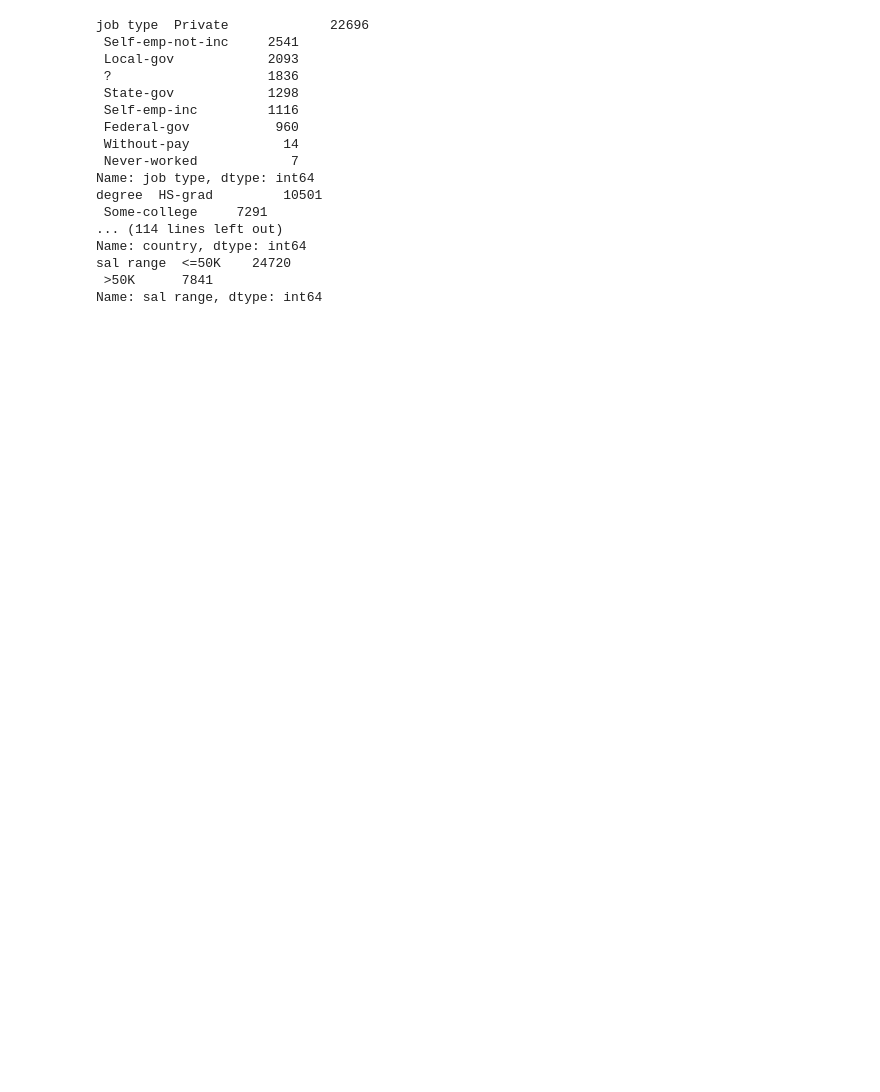
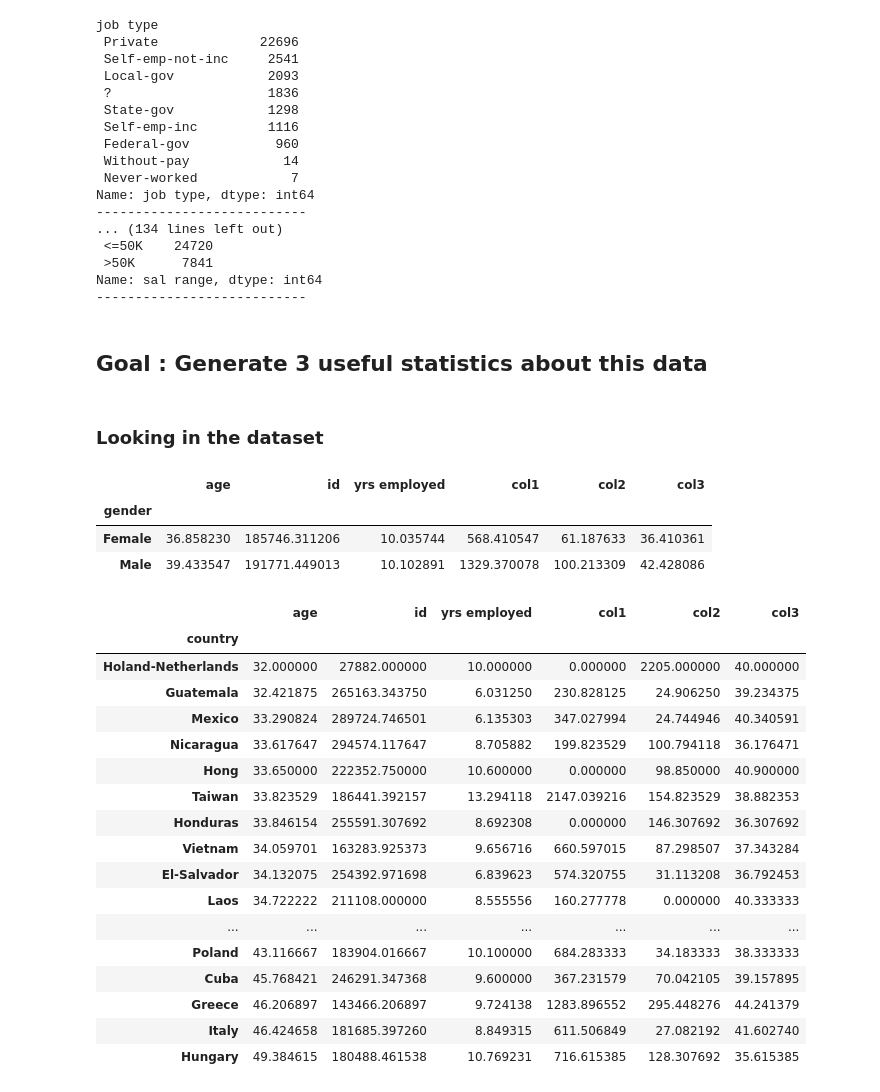
Before and after one commit to jpronier/Mim1, a Jupyter notebook: Employees.ipynb, the cells around one changed output. Cells and saved outputs as stored; diff of their text form; code cells hidden in the pictures; blank space fills up the shorter version.

```diff
--- a/Employees.ipynb
+++ b/Employees.ipynb
@@ -14,9 +17,12 @@ df.head()
 # %%
 for col in df.columns:
     if df[col].nunique() < 45:
-        print(col, df[col].value_counts() )
+        print(col)
+        print(df[col].value_counts() )
+        print("---------------------------")
 # %% [output]
-job type  Private             22696
+job type
+ Private             22696
  Self-emp-not-inc     2541
  Local-gov            2093
  ?                    1836
@@ -26,10 +32,41 @@ job type  Private             22696
  Without-pay            14
  Never-worked            7
 Name: job type, dtype: int64
-degree  HS-grad         10501
- Some-college     7291
-... (114 lines left out)
-Name: country, dtype: int64
-sal range  <=50K    24720
+---------------------------
+... (134 lines left out)
+ <=50K    24720
  >50K      7841
 Name: sal range, dtype: int64
+---------------------------
+# %% [markdown]
+## Goal : Generate 3 useful statistics about this data
+# %% [markdown]
+### Looking in the dataset
+# %%
+df.groupby("gender").mean()
+# %% [output]
+|  | age | id | yrs employed | col1 | col2 | col3 |
+| gender |  |  |  |  |  |  |
+| Female | 36.858230 | 185746.311206 | 10.035744 | 568.410547 | 61.187633 | 36.410361 |
+| Male | 39.433547 | 191771.449013 | 10.102891 | 1329.370078 | 100.213309 | 42.428086 |
+# %%
+df.groupby("country").mean().sort_values("age")
+# %% [output]
+|  | age | id | yrs employed | col1 | col2 | col3 |
+| country |  |  |  |  |  |  |
+| Holand-Netherlands | 32.000000 | 27882.000000 | 10.000000 | 0.000000 | 2205.000000 | 40.000000 |
+| Guatemala | 32.421875 | 265163.343750 | 6.031250 | 230.828125 | 24.906250 | 39.234375 |
+| Mexico | 33.290824 | 289724.746501 | 6.135303 | 347.027994 | 24.744946 | 40.340591 |
+| Nicaragua | 33.617647 | 294574.117647 | 8.705882 | 199.823529 | 100.794118 | 36.176471 |
+| Hong | 33.650000 | 222352.750000 | 10.600000 | 0.000000 | 98.850000 | 40.900000 |
+| Taiwan | 33.823529 | 186441.392157 | 13.294118 | 2147.039216 | 154.823529 | 38.882353 |
+| Honduras | 33.846154 | 255591.307692 | 8.692308 | 0.000000 | 146.307692 | 36.307692 |
+| Vietnam | 34.059701 | 163283.925373 | 9.656716 | 660.597015 | 87.298507 | 37.343284 |
+| El-Salvador | 34.132075 | 254392.971698 | 6.839623 | 574.320755 | 31.113208 | 36.792453 |
+| Laos | 34.722222 | 211108.000000 | 8.555556 | 160.277778 | 0.000000 | 40.333333 |
+| ... | ... | ... | ... | ... | ... | ... |
+| Poland | 43.116667 | 183904.016667 | 10.100000 | 684.283333 | 34.183333 | 38.333333 |
+| Cuba | 45.768421 | 246291.347368 | 9.600000 | 367.231579 | 70.042105 | 39.157895 |
+| Greece | 46.206897 | 143466.206897 | 9.724138 | 1283.896552 | 295.448276 | 44.241379 |
+| Italy | 46.424658 | 181685.397260 | 8.849315 | 611.506849 | 27.082192 | 41.602740 |
+| Hungary | 49.384615 | 180488.461538 | 10.769231 | 716.615385 | 128.307692 | 35.615385 |
```
Also changed, not shown: parts of 6 cells of this notebook.
